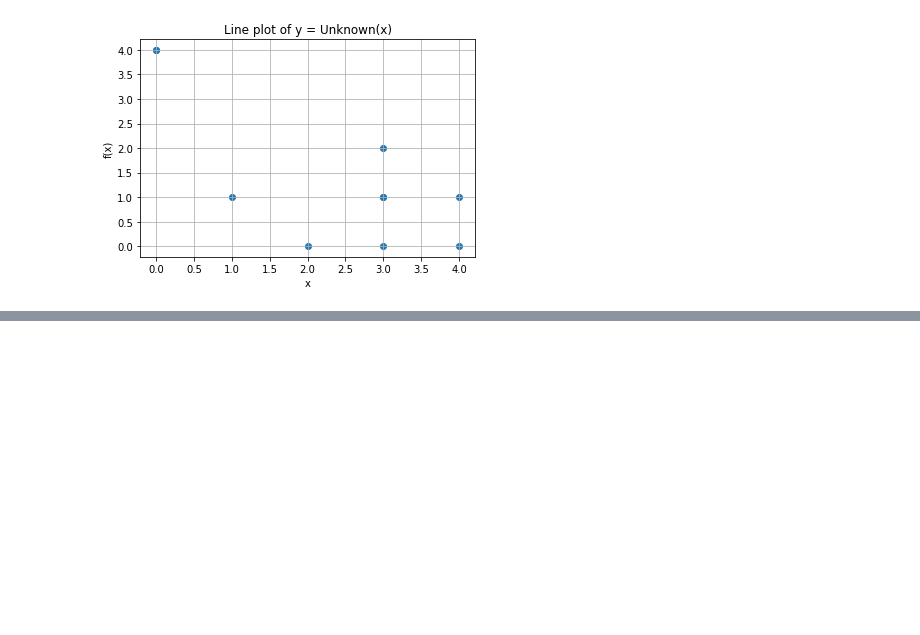
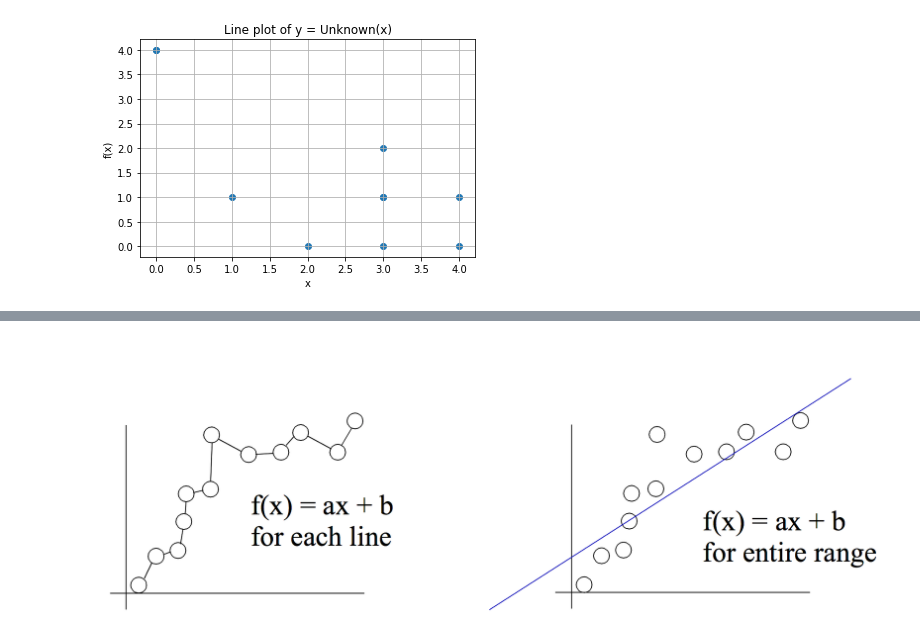
Before and after one commit to sleebapaul/linear_regression_tutorial, a Jupyter notebook: linear_regression_notebook.ipynb, the cells around one changed output, grey strips where cells are left out. Cells and saved outputs as stored; diff of their text form; code cells hidden in the pictures; blank space fills up the shorter version.

```diff
--- a/linear_regression_notebook.ipynb
+++ b/linear_regression_notebook.ipynb
@@ -493,0 +170,4 @@ Happy Learning !
+# %%
+Image("images/inter_regress.png")
+# %% [output]
+[figure, added]
```
Also changed, not shown: parts of 17 cells of this notebook.
